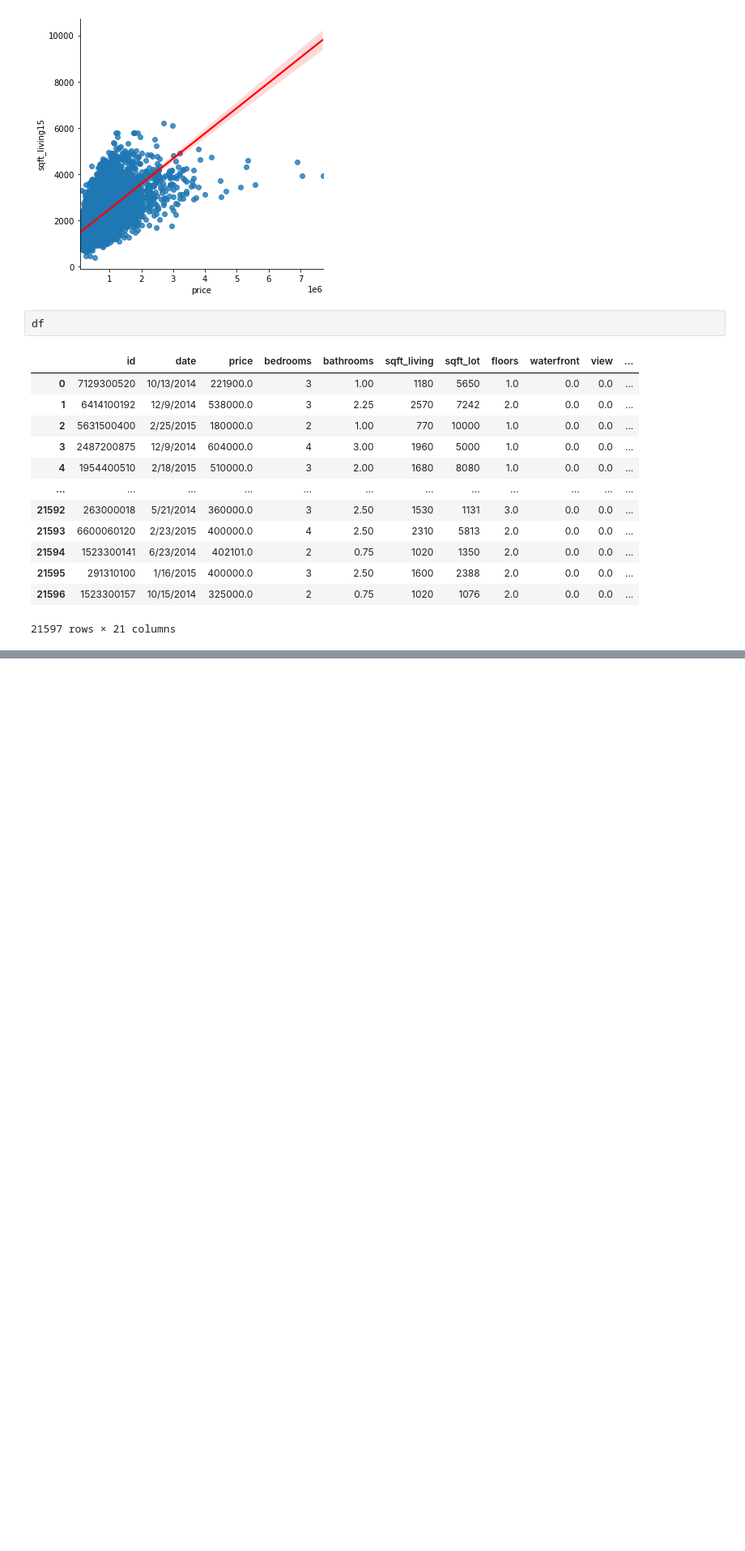
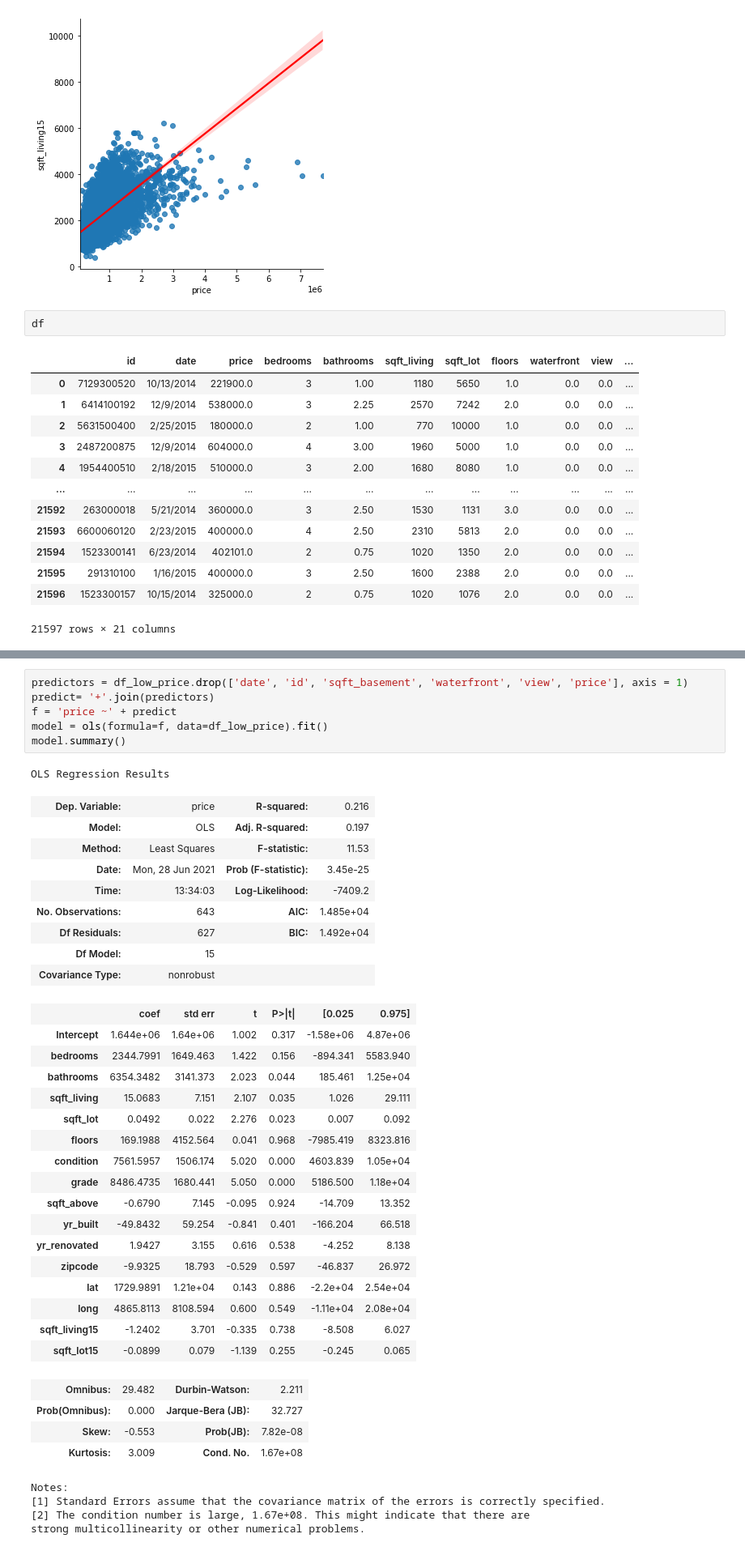
Before and after one commit to Joshua-Hill-Science/linear_regression_project, a Jupyter notebook: notebooks/exploratory/Hayden/linear_regression_working_notebook.ipynb, the cells around one changed output, grey strips where cells are left out. Shown at 81% size. Cells and saved outputs as stored; diff of their text form; blank space fills up the shorter version.

```diff
--- a/notebooks/exploratory/Hayden/linear_regression_working_notebook.ipynb
+++ b/notebooks/exploratory/Hayden/linear_regression_working_notebook.ipynb
@@ -173,0 +229,42 @@ strong multicollinearity or other numerical problems.
+# %%
+predictors = df_low_price.drop(['date', 'id', 'sqft_basement', 'waterfront', 'view', 'price'], axis = 1)
+predict= '+'.join(predictors)
+f = 'price ~' + predict
+model = ols(formula=f, data=df_low_price).fit()
+model.summary()
+# %% [output]
+OLS Regression Results
+| Dep. Variable: | price | R-squared: | 0.216 |
+| Model: | OLS | Adj. R-squared: | 0.197 |
+| Method: | Least Squares | F-statistic: | 11.53 |
+| Date: | Mon, 28 Jun 2021 | Prob (F-statistic): | 3.45e-25 |
+| Time: | 13:34:03 | Log-Likelihood: | -7409.2 |
+| No. Observations: | 643 | AIC: | 1.485e+04 |
+| Df Residuals: | 627 | BIC: | 1.492e+04 |
+| Df Model: | 15 |  |  |
+| Covariance Type: | nonrobust |  |  |
+|  | coef | std err | t | P>|t| | [0.025 | 0.975] |
+| Intercept | 1.644e+06 | 1.64e+06 | 1.002 | 0.317 | -1.58e+06 | 4.87e+06 |
+| bedrooms | 2344.7991 | 1649.463 | 1.422 | 0.156 | -894.341 | 5583.940 |
+| bathrooms | 6354.3482 | 3141.373 | 2.023 | 0.044 | 185.461 | 1.25e+04 |
+| sqft_living | 15.0683 | 7.151 | 2.107 | 0.035 | 1.026 | 29.111 |
+| sqft_lot | 0.0492 | 0.022 | 2.276 | 0.023 | 0.007 | 0.092 |
+| floors | 169.1988 | 4152.564 | 0.041 | 0.968 | -7985.419 | 8323.816 |
+| condition | 7561.5957 | 1506.174 | 5.020 | 0.000 | 4603.839 | 1.05e+04 |
+| grade | 8486.4735 | 1680.441 | 5.050 | 0.000 | 5186.500 | 1.18e+04 |
+| sqft_above | -0.6790 | 7.145 | -0.095 | 0.924 | -14.709 | 13.352 |
+| yr_built | -49.8432 | 59.254 | -0.841 | 0.401 | -166.204 | 66.518 |
+| yr_renovated | 1.9427 | 3.155 | 0.616 | 0.538 | -4.252 | 8.138 |
+| zipcode | -9.9325 | 18.793 | -0.529 | 0.597 | -46.837 | 26.972 |
+| lat | 1729.9891 | 1.21e+04 | 0.143 | 0.886 | -2.2e+04 | 2.54e+04 |
+| long | 4865.8113 | 8108.594 | 0.600 | 0.549 | -1.11e+04 | 2.08e+04 |
+| sqft_living15 | -1.2402 | 3.701 | -0.335 | 0.738 | -8.508 | 6.027 |
+| sqft_lot15 | -0.0899 | 0.079 | -1.139 | 0.255 | -0.245 | 0.065 |
+| Omnibus: | 29.482 | Durbin-Watson: | 2.211 |
+| Prob(Omnibus): | 0.000 | Jarque-Bera (JB): | 32.727 |
+| Skew: | -0.553 | Prob(JB): | 7.82e-08 |
+| Kurtosis: | 3.009 | Cond. No. | 1.67e+08 |
+Notes:
+[1] Standard Errors assume that the covariance matrix of the errors is correctly specified.
+[2] The condition number is large, 1.67e+08. This might indicate that there are
+strong multicollinearity or other numerical problems.
```
Also changed, not shown: parts of 7 cells of this notebook.
